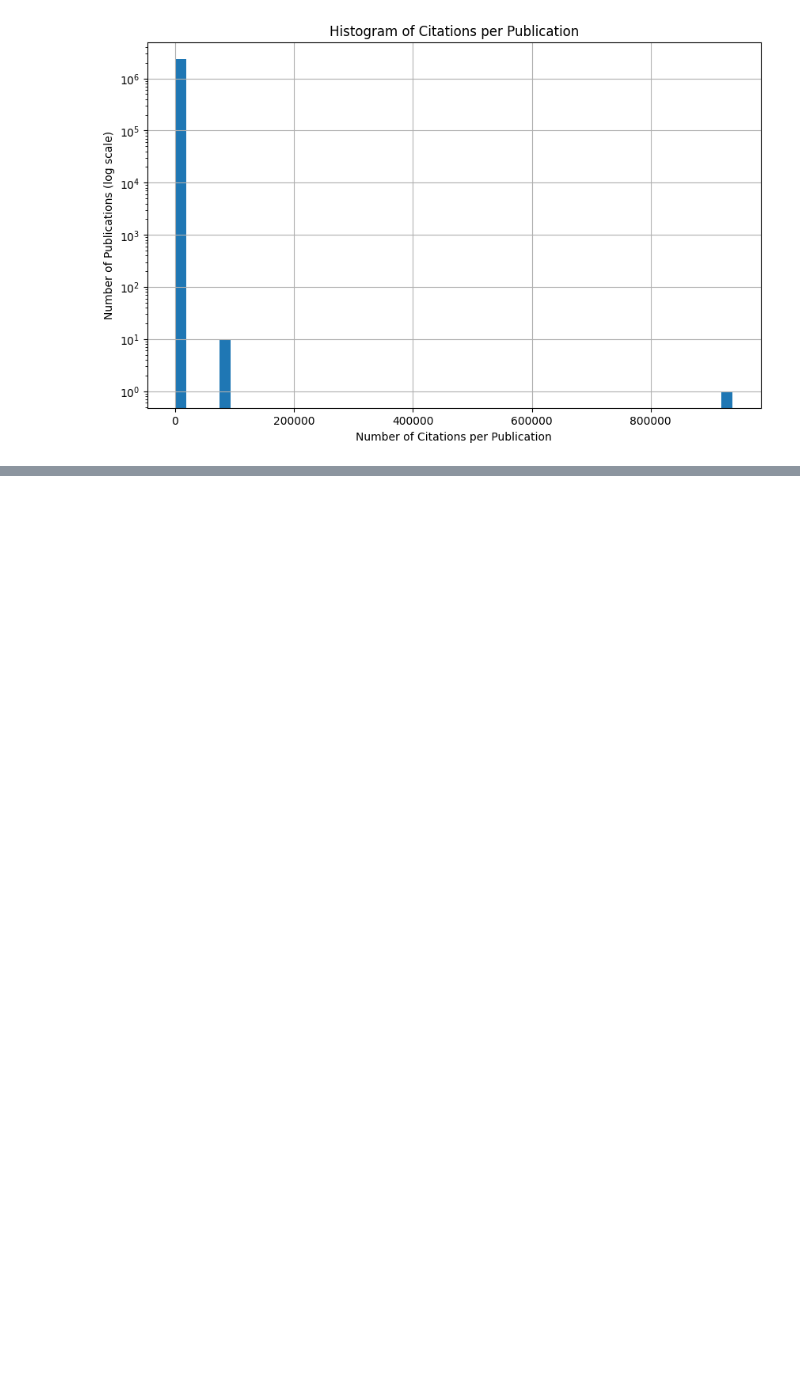
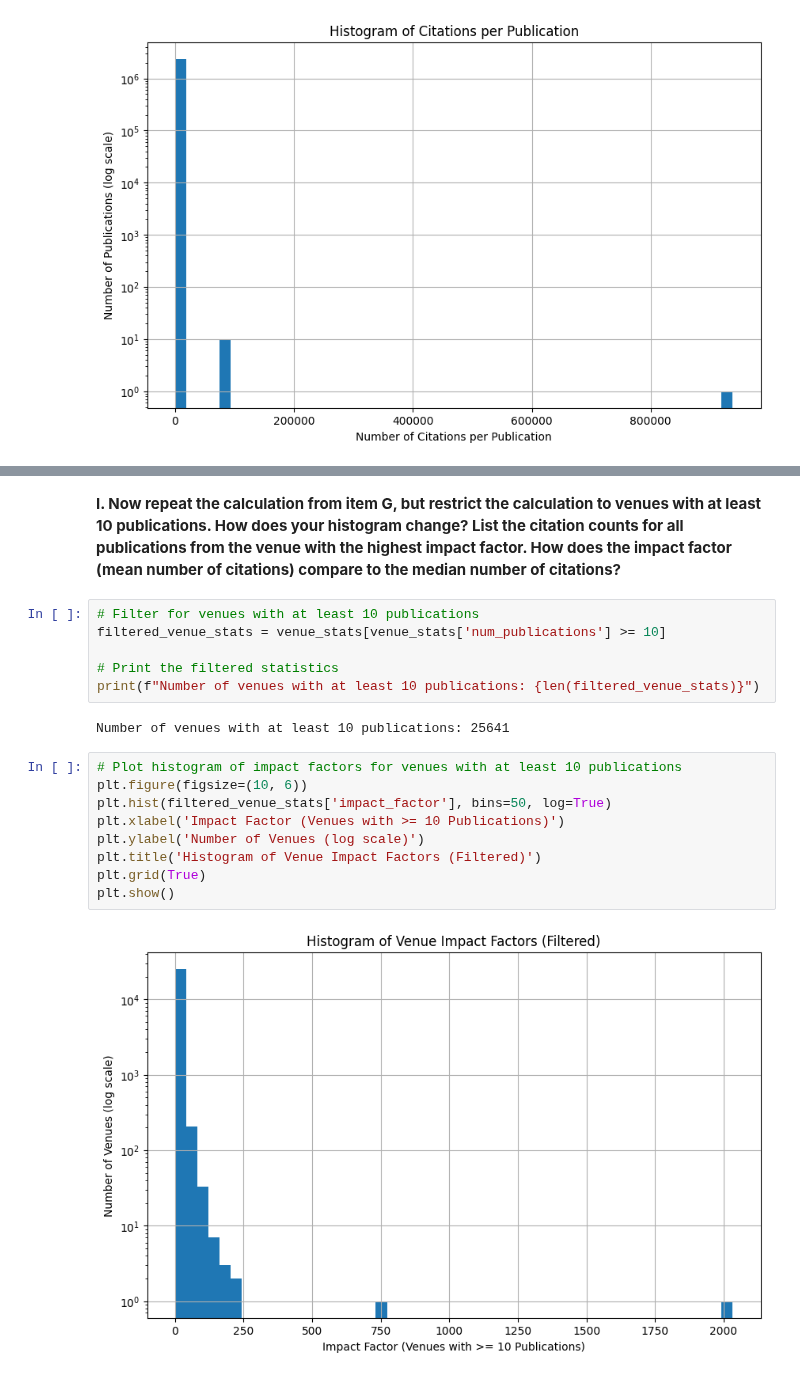
Before and after one commit to HalgasAdrian/CS5230-Coursework, a Jupyter notebook: PA4 Q1.ipynb, the cells around one changed output, grey strips where cells are left out. Drawn from its saved outputs; the diff is of its cells as text; blank space fills up the shorter version.

```diff
--- a/PA4 Q1.ipynb
+++ b/PA4 Q1.ipynb
@@ -355,0 +433,21 @@ plt.show()
+# %% [markdown]
+**I. Now repeat the calculation from item G, but restrict the calculation to venues with at least 10 publications. How does your histogram change? List the citation counts for all publications from the venue with the highest impact factor. How does the impact factor (mean number of citations) compare to the median number of citations?**
+# %%
+# Filter for venues with at least 10 publications
+filtered_venue_stats = venue_stats[venue_stats['num_publications'] >= 10]
+
+# Print the filtered statistics
+print(f"Number of venues with at least 10 publications: {len(filtered_venue_stats)}")
+# %% [output]
+Number of venues with at least 10 publications: 25641
+# %%
+# Plot histogram of impact factors for venues with at least 10 publications
+plt.figure(figsize=(10, 6))
+plt.hist(filtered_venue_stats['impact_factor'], bins=50, log=True)
+plt.xlabel('Impact Factor (Venues with >= 10 Publications)')
+plt.ylabel('Number of Venues (log scale)')
+plt.title('Histogram of Venue Impact Factors (Filtered)')
+plt.grid(True)
+plt.show()
+# %% [output]
+[figure, added]
```
Also changed, not shown: parts of 13 cells of this notebook.
